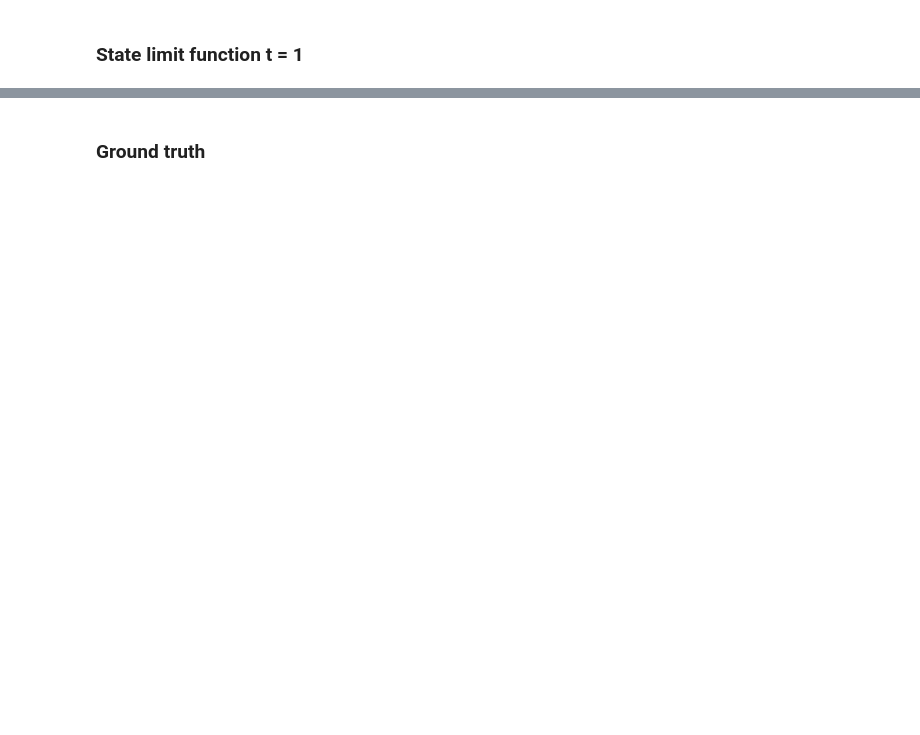
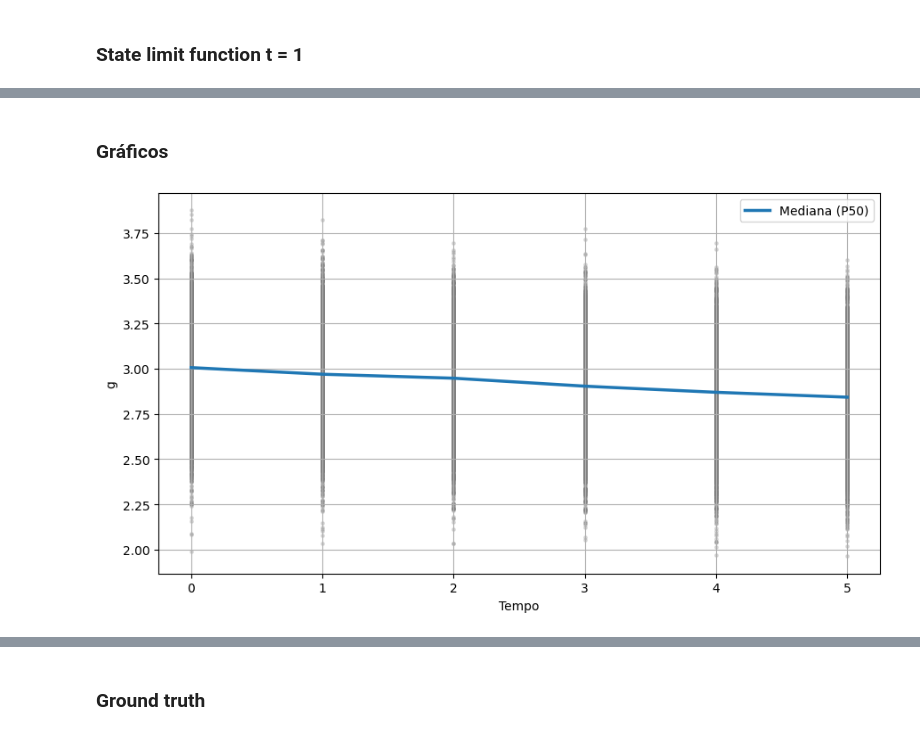
Before and after one commit to Pesquisa-UFCAT/2024-1_victor_hugo_renata_maria, a Jupyter notebook: toy_problem/charts.ipynb, the cells around one changed output, grey strips where cells are left out. Drawn from its saved outputs; the diff is of its cells as text; code cells hidden in the pictures; blank space fills up the shorter version.

Commit message:
charts_lambda

```diff
--- a/toy_problem/charts.ipynb
+++ b/toy_problem/charts.ipynb
@@ -38,0 +109,5 @@ ratio_data = ratio_data['g'].tolist()
+# %%
+n_latent_samples = 5000
+x = np.array([[5, 2]])
+y, df = state_limit_function_time(x, n_latent_samples, t=4)
+df[0]
@@ -38,0 +128,3 @@ ratio_data = ratio_data['g'].tolist()
+# %%
+ratio_data_4 = df[0]
+ratio_data_4 = ratio_data_4['g'].tolist()
@@ -38,0 +133,5 @@ ratio_data = ratio_data['g'].tolist()
+# %%
+n_latent_samples = 5000
+x = np.array([[5, 2]])
+y, df = state_limit_function_time(x, n_latent_samples, t=5)
+df[0]
@@ -38,0 +152,63 @@ ratio_data = ratio_data['g'].tolist()
+# %%
+ratio_data_5 = df[0]
+ratio_data_5 = ratio_data_5['g'].tolist()
+# %% [markdown]
+### Gráficos
+# %%
+# Conjuntos de dados
+ratio_data = [
+    ratio_data_0,
+    ratio_data_1,
+    ratio_data_2,
+    ratio_data_3,
+    ratio_data_4,
+    ratio_data_5
+]
+
+tempos = np.arange(len(ratio_data))
+
+p5, p50, p95 = [], [], []
+
+plt.figure(figsize=(9, 5))
+
+# Define UMA cor fixa para todos os pontos
+cor_pontos = "gray"   # pode ser 'black', 'gray', etc.
+
+for t, data in zip(tempos, ratio_data):
+    data = np.asarray(data)
+
+    x = np.full(len(data), t)
+    plt.scatter(
+        x,
+        data,
+        s=6,
+        alpha=0.25,
+        color=cor_pontos
+    )
+
+    p5.append(np.percentile(data, 5))
+    p50.append(np.median(data))
+    p95.append(np.percentile(data, 95))
+
+p5 = np.array(p5)
+p50 = np.array(p50)
+p95 = np.array(p95)
+
+# Mediana (P50)
+plt.plot(
+    tempos,
+    p50,
+    linewidth=2.5,
+    label="Mediana (P50)"
+)
+
+
+plt.xlabel("Tempo")
+plt.ylabel("g")
+plt.grid(True)
+plt.legend()
+
+plt.tight_layout()
+plt.show()
+# %% [output]
+[figure, added]
```
Also changed, not shown: parts of 30 cells of this notebook, 3 other files.
